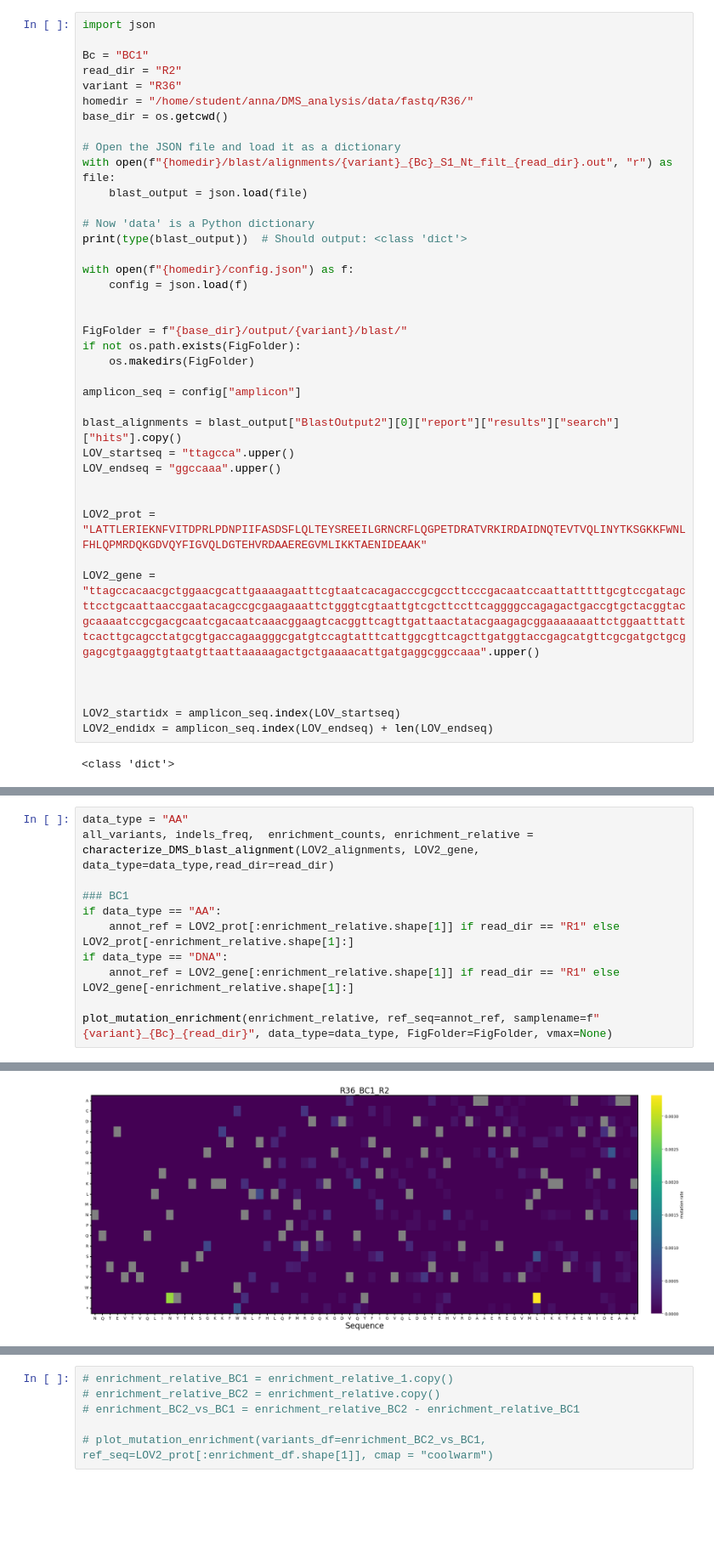
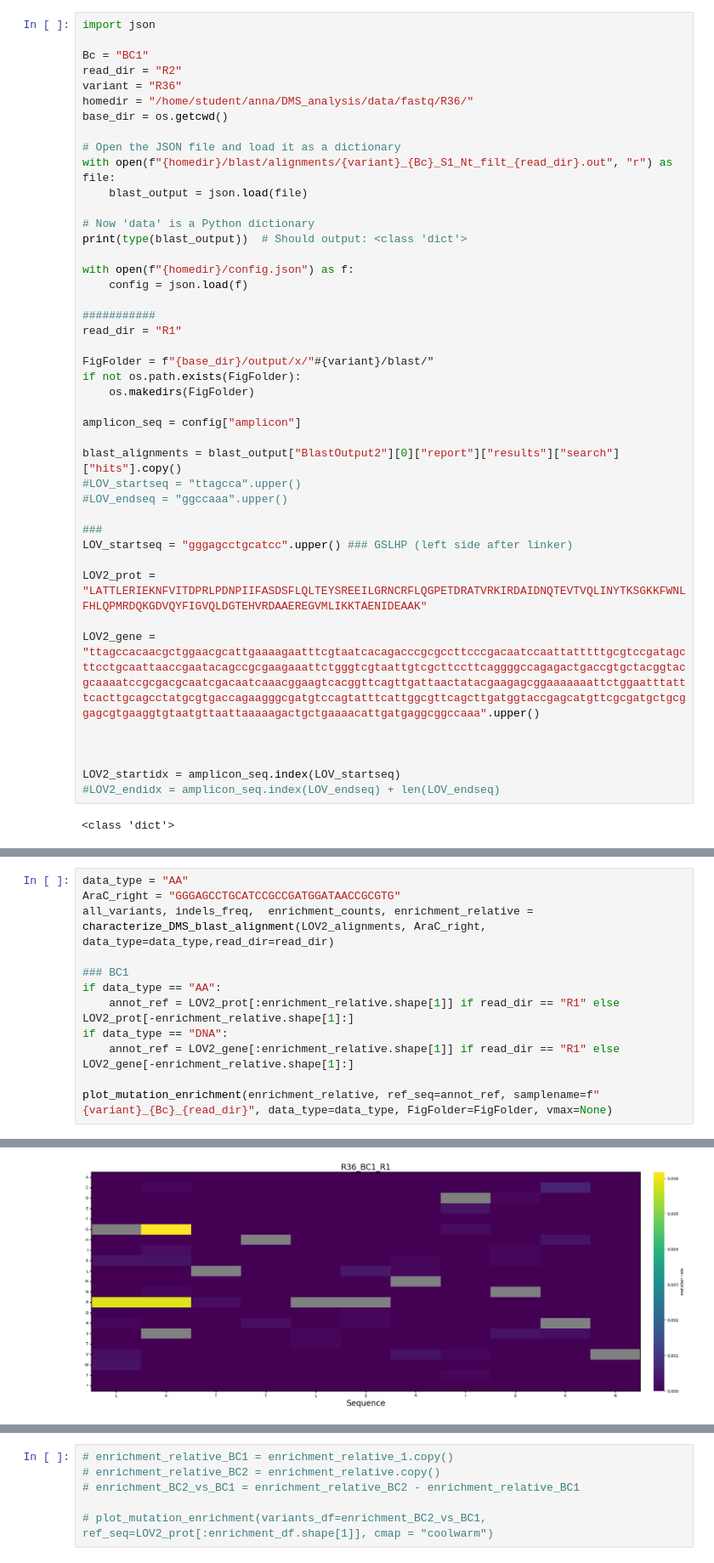
Before and after one commit to AliceHovsepyan/pogo_pance_draft, a Jupyter notebook: Combined_RL8_RL1.ipynb, the cells around one changed output, grey strips where cells are left out. Shown at 85% size. Cells and saved outputs as stored; diff of their text form; blank space fills up the shorter version.

Commit message:
final automized enrichment ana

```diff
--- a/Combined_RL8_RL1.ipynb
+++ b/Combined_RL8_RL1.ipynb
@@ -225,17 +225,21 @@ print(type(blast_output))  # Should output: <class 'dict'>
 with open(f"{homedir}/config.json") as f:
     config = json.load(f)
 
+###########
+read_dir = "R1"
 
-FigFolder = f"{base_dir}/output/{variant}/blast/"
+FigFolder = f"{base_dir}/output/x/"#{variant}/blast/"
 if not os.path.exists(FigFolder):
     os.makedirs(FigFolder)
 
 amplicon_seq = config["amplicon"]
 
 blast_alignments = blast_output["BlastOutput2"][0]["report"]["results"]["search"]["hits"].copy()
-LOV_startseq = "ttagcca".upper()
-LOV_endseq = "ggccaaa".upper()
+#LOV_startseq = "ttagcca".upper()
+#LOV_endseq = "ggccaaa".upper()
 
+###
+LOV_startseq = "gggagcctgcatcc".upper() ### GSLHP (left side after linker)
 
 LOV2_prot = "LATTLERIEKNFVITDPRLPDNPIIFASDSFLQLTEYSREEILGRNCRFLQGPETDRATVRKIRDAIDNQTEVTVQLINYTKSGKKFWNLFHLQPMRDQKGDVQYFIGVQLDGTEHVRDAAEREGVMLIKKTAENIDEAAK"
 
@@ -244,7 +248,7 @@ LOV2_gene = "ttagccacaacgctggaacgcattgaaaagaatttcgtaatcacagacccgcgccttcccgacaatc
 
 
 LOV2_startidx = amplicon_seq.index(LOV_startseq)
-LOV2_endidx = amplicon_seq.index(LOV_endseq) + len(LOV_endseq)
+#LOV2_endidx = amplicon_seq.index(LOV_endseq) + len(LOV_endseq)
 # %% [output]
 <class 'dict'>
 # %%
@@ -268,6 +275,7 @@ linker_alignments, LOV2_alignments = divide_alignments(blast_alignments, cut_sit
 # %%
 data_type = "AA"
-all_variants, indels_freq,  enrichment_counts, enrichment_relative = characterize_DMS_blast_alignment(LOV2_alignments, LOV2_gene, data_type=data_type,read_dir=read_dir)
+AraC_right = "GGGAGCCTGCATCCGCCGATGGATAACCGCGTG"
+all_variants, indels_freq,  enrichment_counts, enrichment_relative = characterize_DMS_blast_alignment(LOV2_alignments, AraC_right, data_type=data_type,read_dir=read_dir)
 
 ### BC1
 if data_type == "AA":
@@ -282,4 +291,4 @@ plot_mutation_enrichment(enrichment_relative, ref_seq=annot_ref, samplename=f"{v
-[figure, old version]
+[figure, new version]
 # %%
 plt.figure(figsize=(20,10))
 plt.bar(indels_freq.columns, indels_freq.loc["insertion"]*100, color = "blue", alpha = 0.5, label = "insertions")
```
Also changed, not shown: parts of 9 cells of this notebook, 7 other files.
